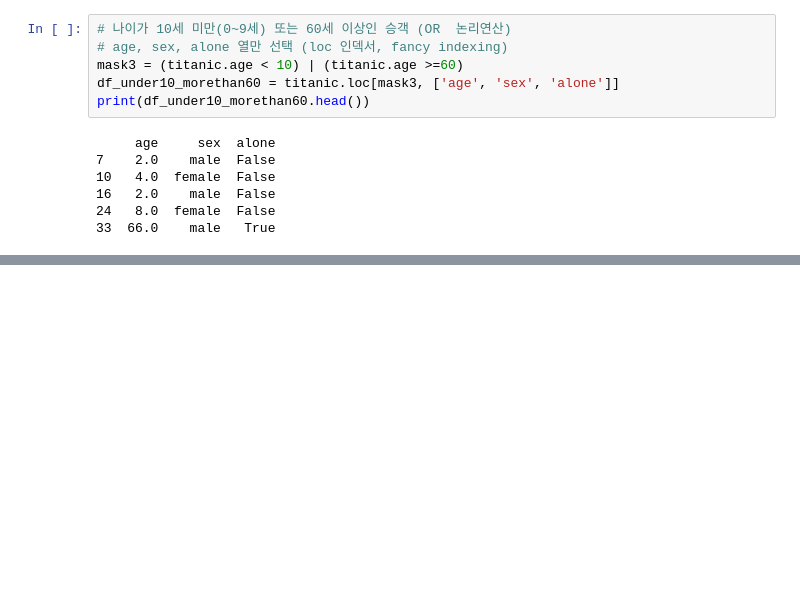
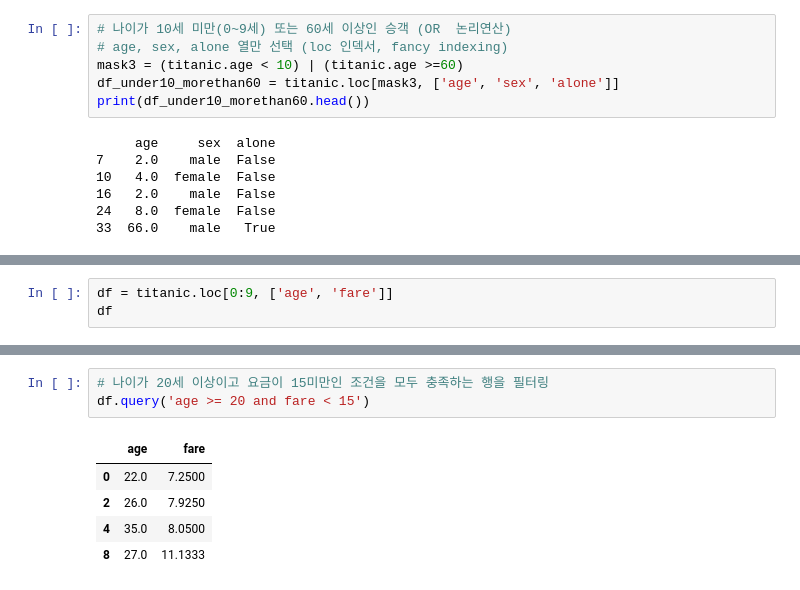
Before and after one commit to HANASupervisor/iLoveWonik, a Jupyter notebook: taeYoungYoo/eda/20260709_exam02.ipynb, the cells around one changed output, grey strips where cells are left out. Cells and saved outputs as stored; diff of their text form; blank space fills up the shorter version.

```diff
--- a/taeYoungYoo/eda/20260709_exam02.ipynb
+++ b/taeYoungYoo/eda/20260709_exam02.ipynb
@@ -93,0 +133,3 @@ print(df_under10_morethan60.head())
+# %%
+df = titanic.loc[0:9, ['age', 'fare']]
+df
@@ -93,0 +155,9 @@ print(df_under10_morethan60.head())
+# %%
+# 나이가 20세 이상이고 요금이 15미만인 조건을 모두 충족하는 행을 필터링
+df.query('age >= 20 and fare < 15')
+# %% [output]
+|  | age | fare |
+| 0 | 22.0 | 7.2500 |
+| 2 | 26.0 | 7.9250 |
+| 4 | 35.0 | 8.0500 |
+| 8 | 27.0 | 11.1333 |
```
Also changed, not shown: parts of 33 cells of this notebook, 6 other files.
